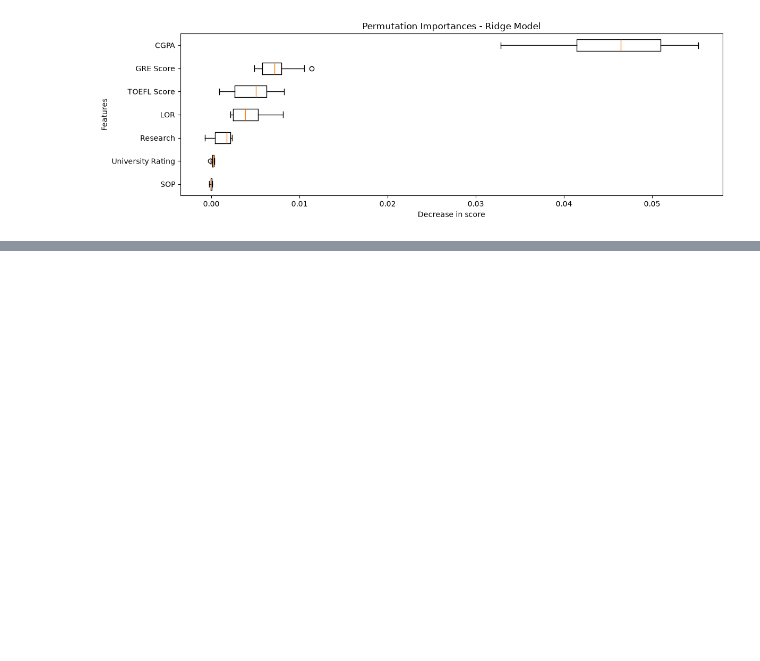
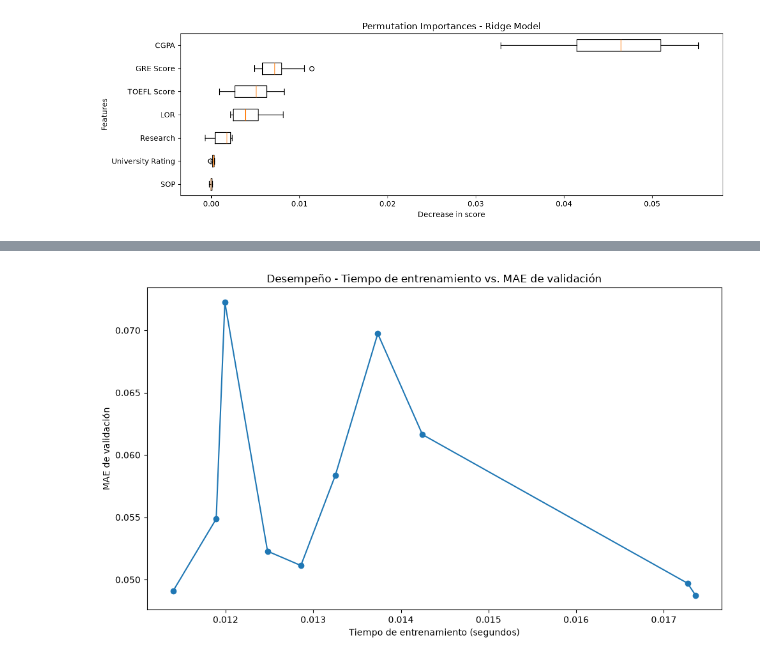
Before and after one commit to mariacamilasepulvedatorres-bit/CDP_ADMISIONES, a Jupyter notebook: notebooks/6-interpretation/07.Interpretacion_modelo_MCST_2026_08_21.ipynb, the cells around one changed output, grey strips where cells are left out. Cells and saved outputs as stored; diff of their text form; code cells hidden in the pictures; blank space fills up the shorter version.

```diff
--- a/notebooks/6-interpretation/07.Interpretacion_modelo_MCST_2026_08_21.ipynb
+++ b/notebooks/6-interpretation/07.Interpretacion_modelo_MCST_2026_08_21.ipynb
@@ -192,0 +289,18 @@ En conjunto, la importancia por permutación respalda la interpretación obtenid
+# %%
+sorted_time_idx = np.argsort(fit_times_mean)
+
+plt.figure(figsize=(10, 6))
+
+plt.plot(
+    fit_times_mean[sorted_time_idx],
+    test_scores_mean[sorted_time_idx],
+    marker="o",
+)
+
+plt.xlabel("Tiempo de entrenamiento (segundos)")
+plt.ylabel("MAE de validación")
+plt.title("Desempeño - Tiempo de entrenamiento vs. MAE de validación")
+plt.tight_layout()
+plt.show()
+# %% [output]
+[figure, added]
```
Also changed, not shown: parts of 17 cells of this notebook.
